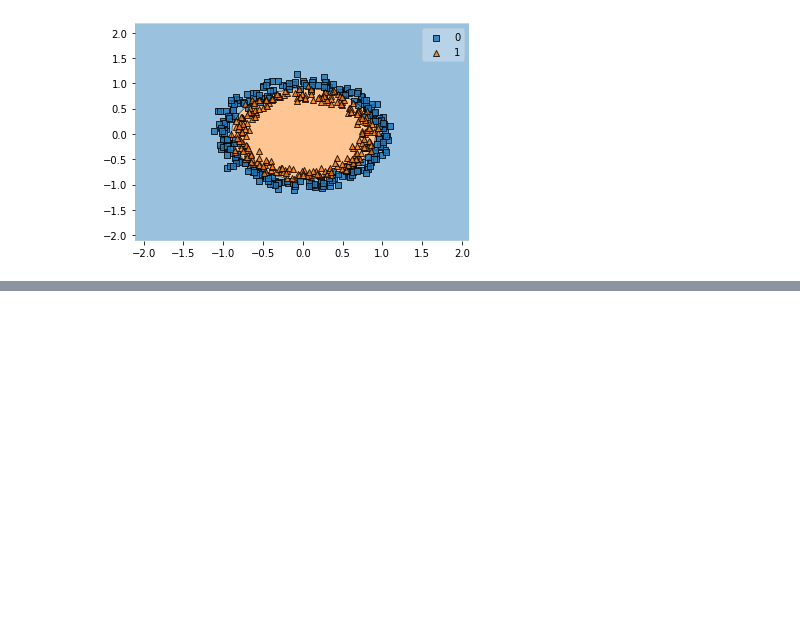
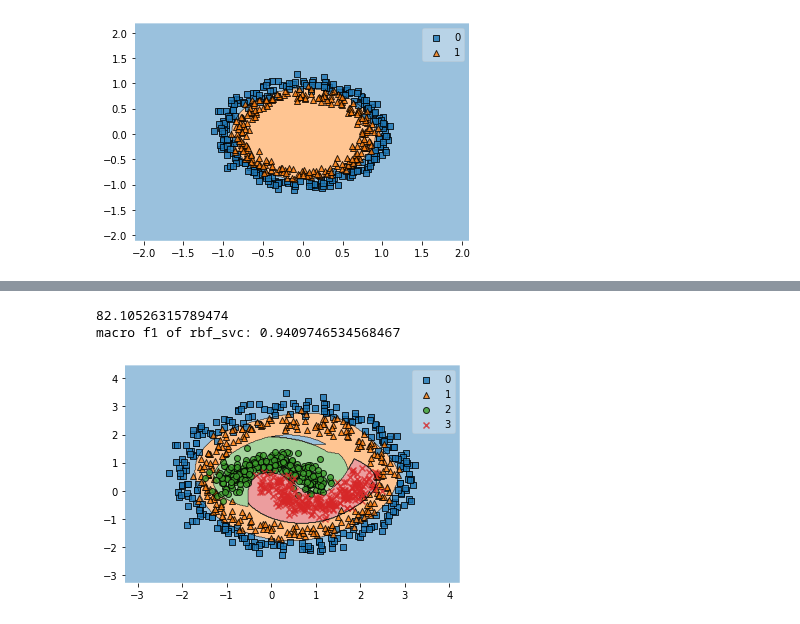
Before and after one commit to Sergey-Tkachenko/ml_mipt_homeworks, a Jupyter notebook: Lab1/Lab1_part2_SVM.ipynb, the cells around one changed output, grey strips where cells are left out. Cells and saved outputs as stored; diff of their text form; code cells hidden in the pictures; blank space fills up the shorter version.

```diff
--- a/Lab1/Lab1_part2_SVM.ipynb
+++ b/Lab1/Lab1_part2_SVM.ipynb
@@ -370,0 +372,21 @@ steps = [('transform_data', PolynomialFeatures(degree=5)), ()]
+# %%
+#Now let's try to deal with it by SVM. As we can see, poly model haven't done well
+#with moons dataset. I also tried sigmoid to circle dataset - results were interesting, but
+#it didnt work well. So now I'm gonna use RBF kernel
+
+param_to_grid = {'model__C':np.linspace(80, 100, 20)}
+gs_rbf_svc = GridSearchCV(give_pipe(SVC(kernel='rbf', gamma='scale')), param_to_grid)
+gs_rbf_svc.fit(points, labels)
+
+best_C = gs_rbf_svc.best_params_['model__C']
+print(best_C)
+rbf_svc = give_pipe(SVC(kernel='rbf', gamma='scale', C=best_C))
+rbf_svc.fit(points, labels)
+
+plot_decision_regions(points, labels, rbf_svc)
+print('macro f1 of rbf_svc:', f1_score(labels, rbf_svc.predict(points), average='macro'))
+#Hah, we've got some artefact(small blue area inner orange circle)
+# %% [output]
+82.10526315789474
+macro f1 of rbf_svc: 0.9409746534568467
+[figure, added]
```
Also changed, not shown: parts of 5 cells of this notebook.
